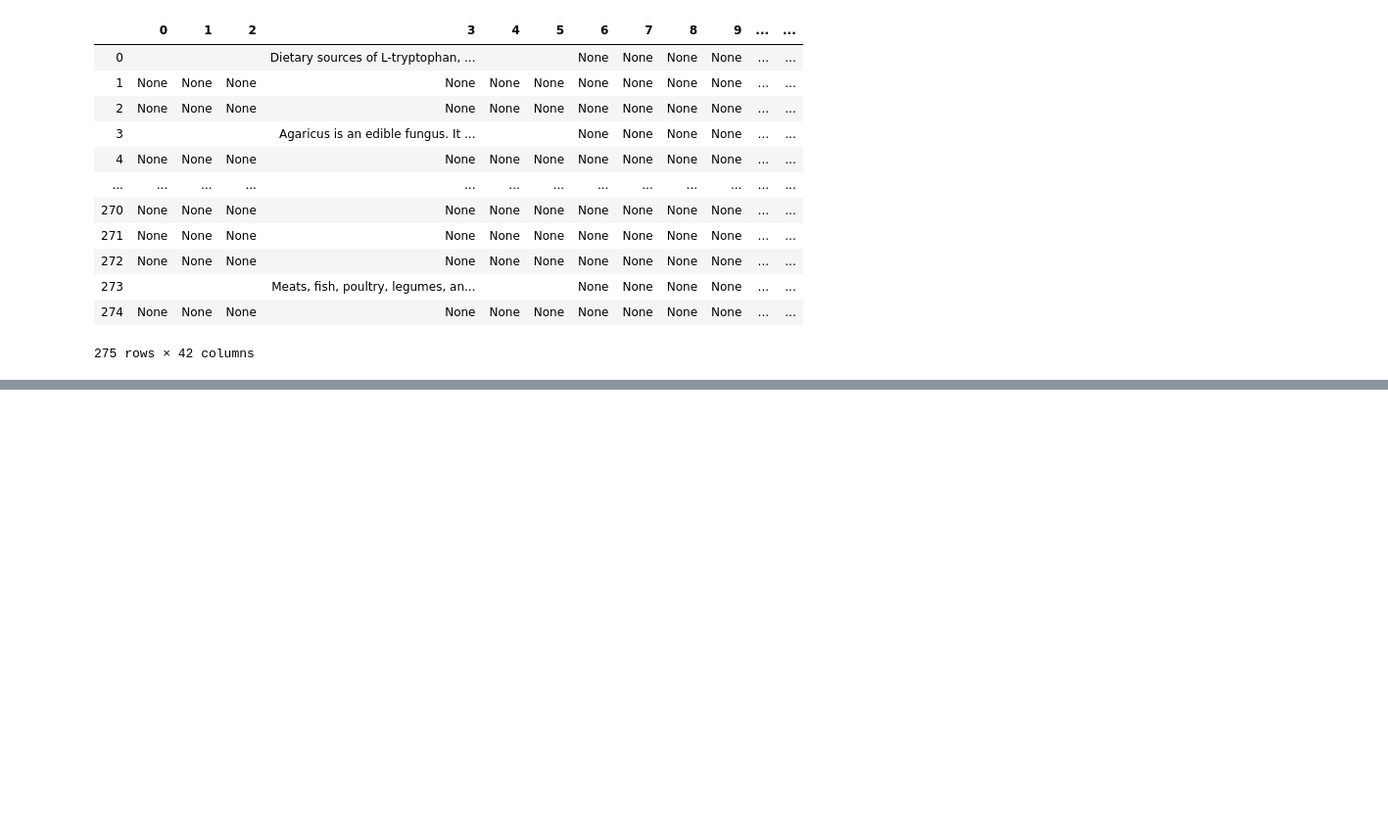
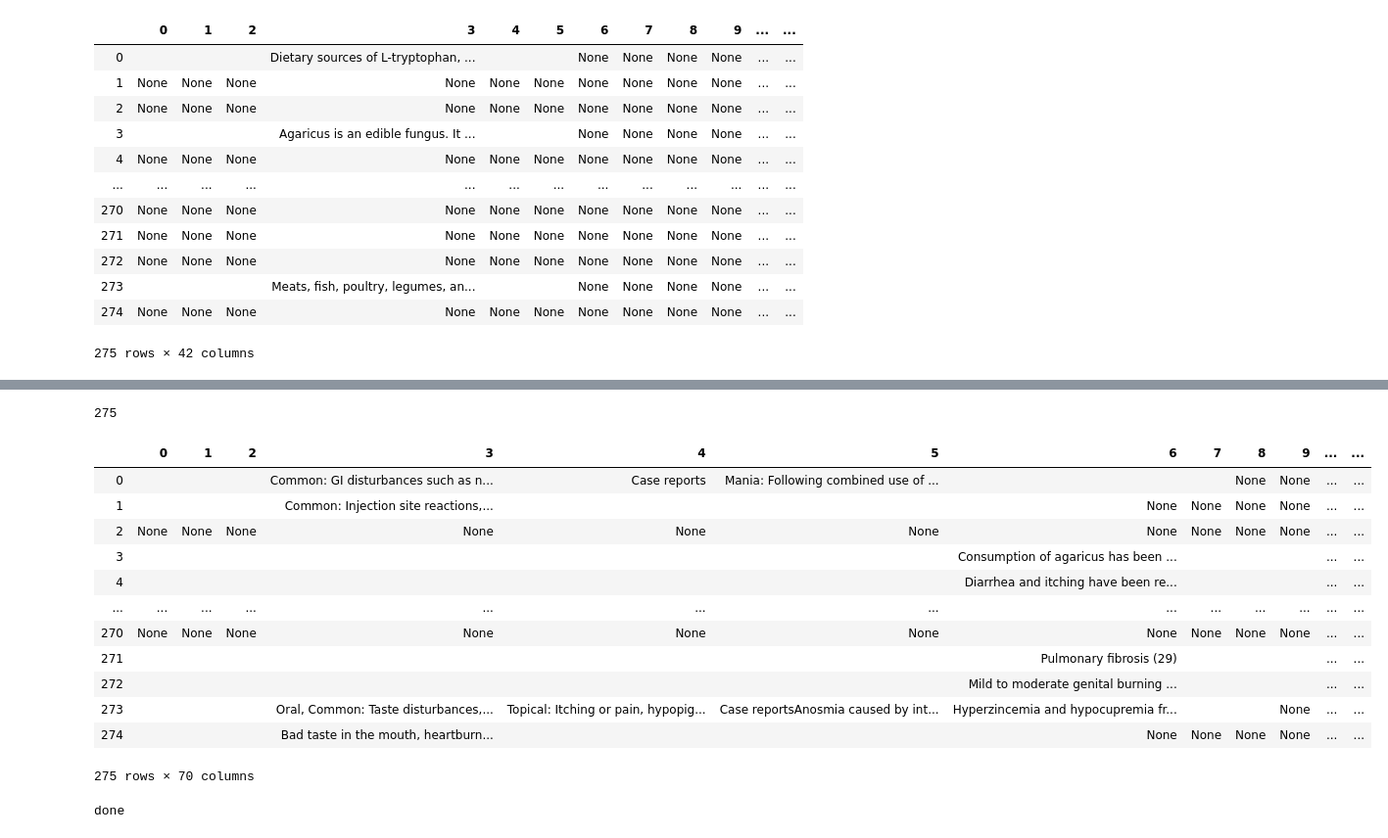
Before and after one commit to yingxuan0806/UROP-OncoRx, a Jupyter notebook: Data/About Herbs/scraper.ipynb, the cells around one changed output, grey strips where cells are left out. Shown at 98% size. Cells and saved outputs as stored; diff of their text form; code cells hidden in the pictures; blank space fills up the shorter version.

```diff
--- a/Data/About Herbs/scraper.ipynb
+++ b/Data/About Herbs/scraper.ipynb
@@ -1104,0 +1239,19 @@ print("done")
+# %%
+print(len(h_adv_rxn))
+h_adv_rxn_df = pd.DataFrame(h_adv_rxn)
+h_adv_rxn_df
+# %% [output]
+275
+|  | 0 | 1 | 2 | 3 | 4 | 5 | 6 | 7 | 8 | 9 | ... | ... |
+| 0 |  |  |  | Common: GI disturbances such as n... | Case reports | Mania: Following combined use of ... |  |  | None | None | ... | ... |
+| 1 |  |  |  | Common: Injection site reactions,... |  |  | None | None | None | None | ... | ... |
+| 2 | None | None | None | None | None | None | None | None | None | None | ... | ... |
+| 3 |  |  |  |  |  |  | Consumption of agaricus has been ... |  |  |  | ... | ... |
+| 4 |  |  |  |  |  |  | Diarrhea and itching have been re... |  |  |  | ... | ... |
+| ... | ... | ... | ... | ... | ... | ... | ... | ... | ... | ... | ... | ... |
+| 270 | None | None | None | None | None | None | None | None | None | None | ... | ... |
+| 271 |  |  |  |  |  |  | Pulmonary fibrosis (29) |  |  |  | ... | ... |
+| 272 |  |  |  |  |  |  | Mild to moderate genital burning ... |  |  |  | ... | ... |
+| 273 |  |  |  | Oral, Common: Taste disturbances,... | Topical: Itching or pain, hypopig... | Case reportsAnosmia caused by int... | Hyperzincemia and hypocupremia fr... |  |  | None | ... | ... |
+| 274 |  |  |  | Bad taste in the mouth, heartburn... |  |  | None | None | None | None | ... | ... |
+275 rows × 70 columns
@@ -1104,0 +1262,20 @@ print("done")
+# %%
+# h HDI
+h_HDI = []
+
+for i in range(len(link)):
+    response = requests.get(link[i])
+    data_ = response.text
+    soup = BeautifulSoup(data_, 'lxml')
+    hdi = soup.find('div', class_ = """clearfix text-formatted field field-node--field-herb-drug-interactions field-name-field-herb-drug-interactions field-type-text-long""")
+    if hdi is None:
+        h_HDI.append("")
+
+    if hdi is not None:
+        hdi = hdi.text
+        hdi = hdi.split("\n")
+        h_HDI.append(hdi)
+
+print("done")
+# %% [output]
+done
```
Also changed, not shown: parts of 20 cells of this notebook, 10 other files.
